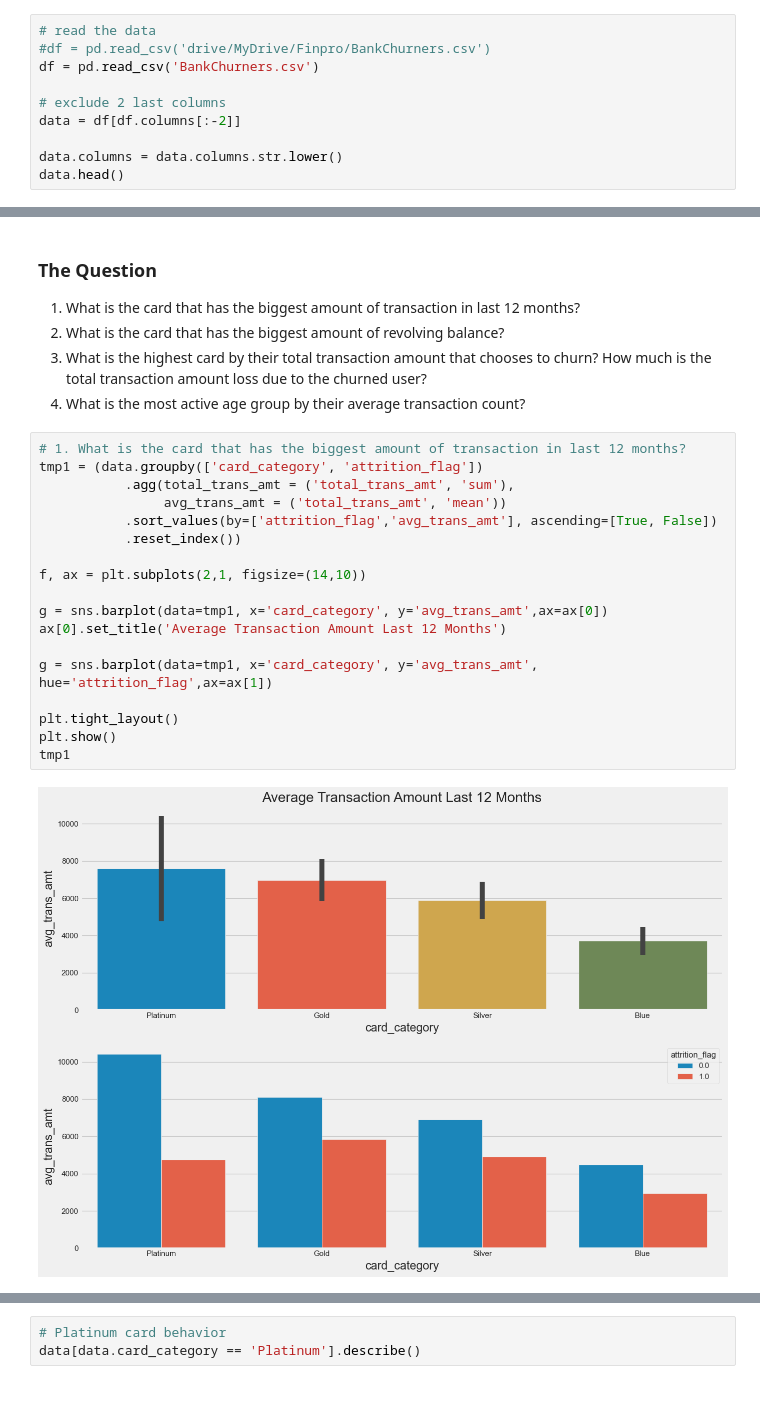
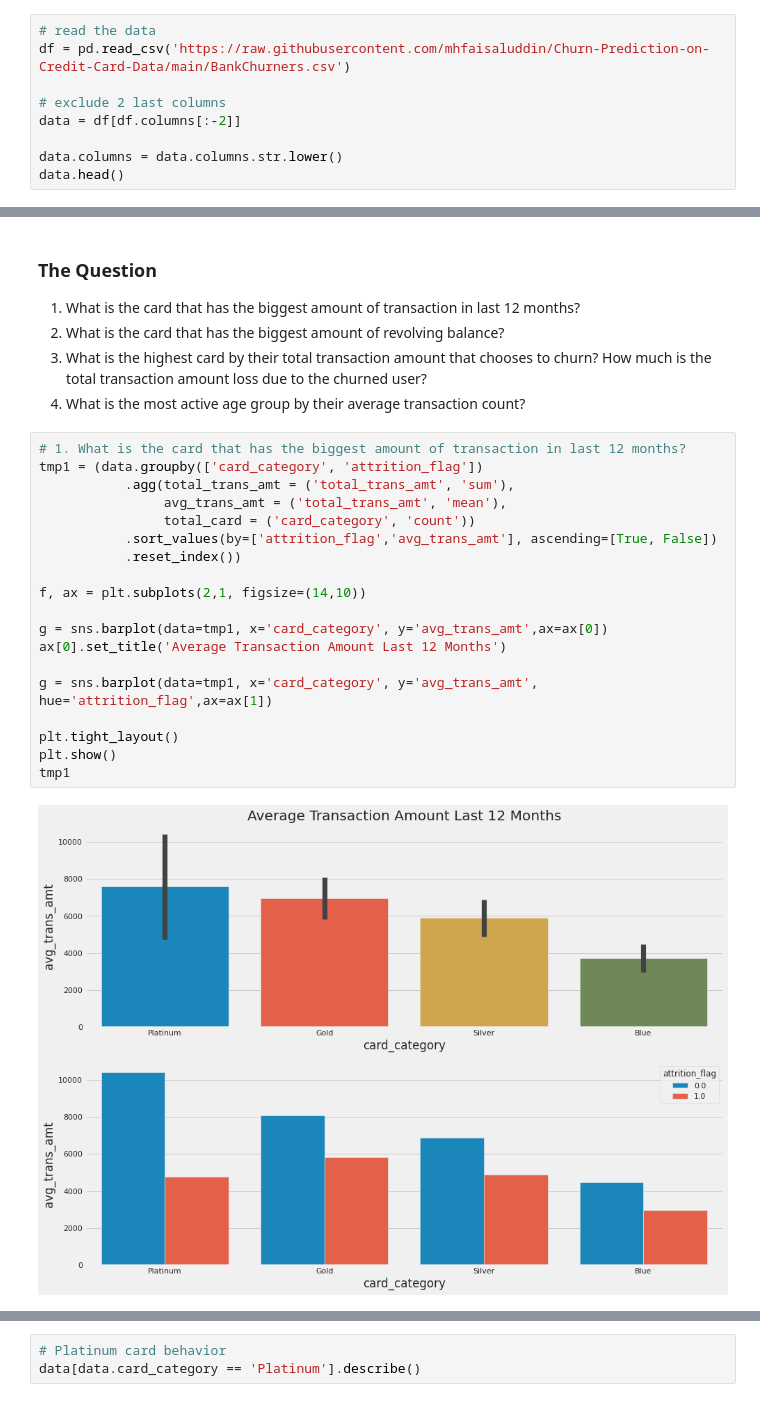
Before and after one commit to mhfaisaluddin/Churn-Prediction-on-Credit-Card-Data, a Jupyter notebook: churn_prediction.ipynb, the cells around one changed output, grey strips where cells are left out. Saved outputs shown, nothing was run; the diff lists cells and outputs as text.

```diff
--- a/churn_prediction.ipynb
+++ b/churn_prediction.ipynb
@@ -73,8 +91,7 @@ palette=['#003566', '#ffa200']
 # Data Collection
 # %%
 # read the data
-#df = pd.read_csv('drive/MyDrive/Finpro/BankChurners.csv')
-df = pd.read_csv('BankChurners.csv')
+df = pd.read_csv('https://raw.githubusercontent.com/mhfaisaluddin/Churn-Prediction-on-Credit-Card-Data/main/BankChurners.csv')
 
 # exclude 2 last columns
 data = df[df.columns[:-2]]
@@ -417,20 +434,21 @@ The deep-dive question is helping to get more insight from the data, beyond the
 # %%
 # 1. What is the card that has the biggest amount of transaction in last 12 months?
 tmp1 = (data.groupby(['card_category', 'attrition_flag'])
            .agg(total_trans_amt = ('total_trans_amt', 'sum'),
-                avg_trans_amt = ('total_trans_amt', 'mean'))
+                avg_trans_amt = ('total_trans_amt', 'mean'),
+                total_card = ('card_category', 'count'))
            .sort_values(by=['attrition_flag','avg_trans_amt'], ascending=[True, False])
            .reset_index())
 
 f, ax = plt.subplots(2,1, figsize=(14,10))
 
 g = sns.barplot(data=tmp1, x='card_category', y='avg_trans_amt',ax=ax[0])
 ax[0].set_title('Average Transaction Amount Last 12 Months')
 
 g = sns.barplot(data=tmp1, x='card_category', y='avg_trans_amt', hue='attrition_flag',ax=ax[1])
 
 plt.tight_layout()
 plt.show()
 tmp1
 # %% [output]
-[figure, old version]
+[figure, new version]
```
Also changed, not shown: parts of 26 cells of this notebook.
